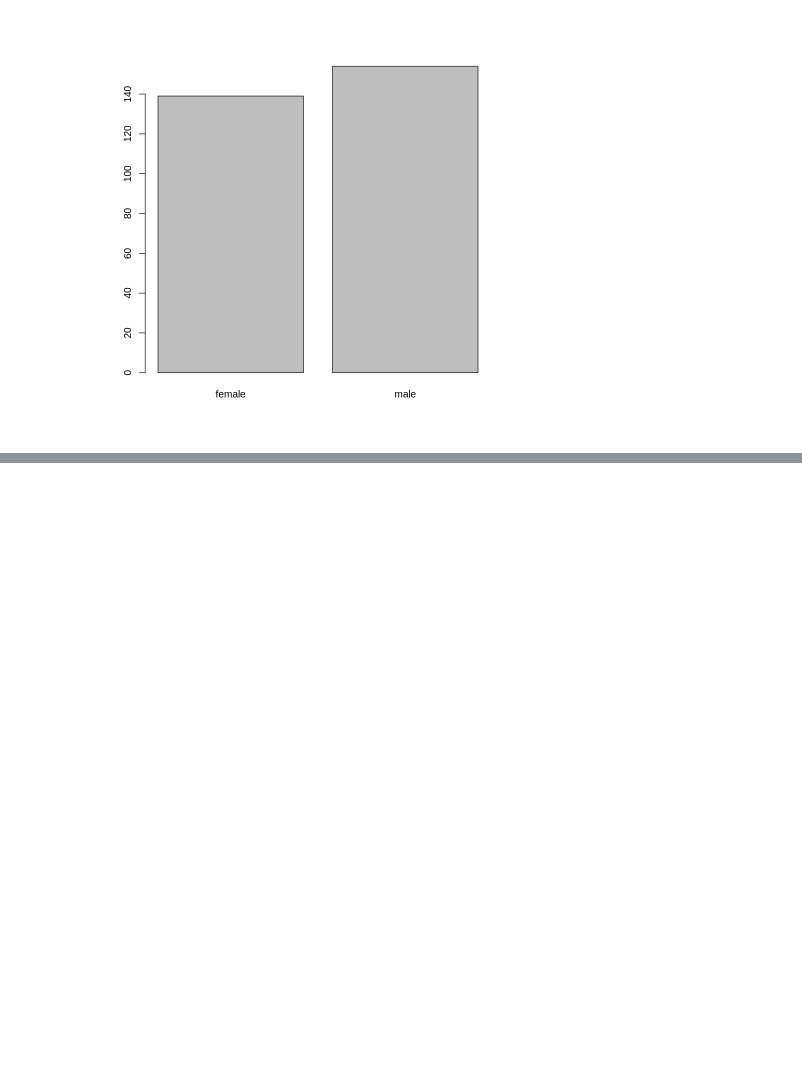
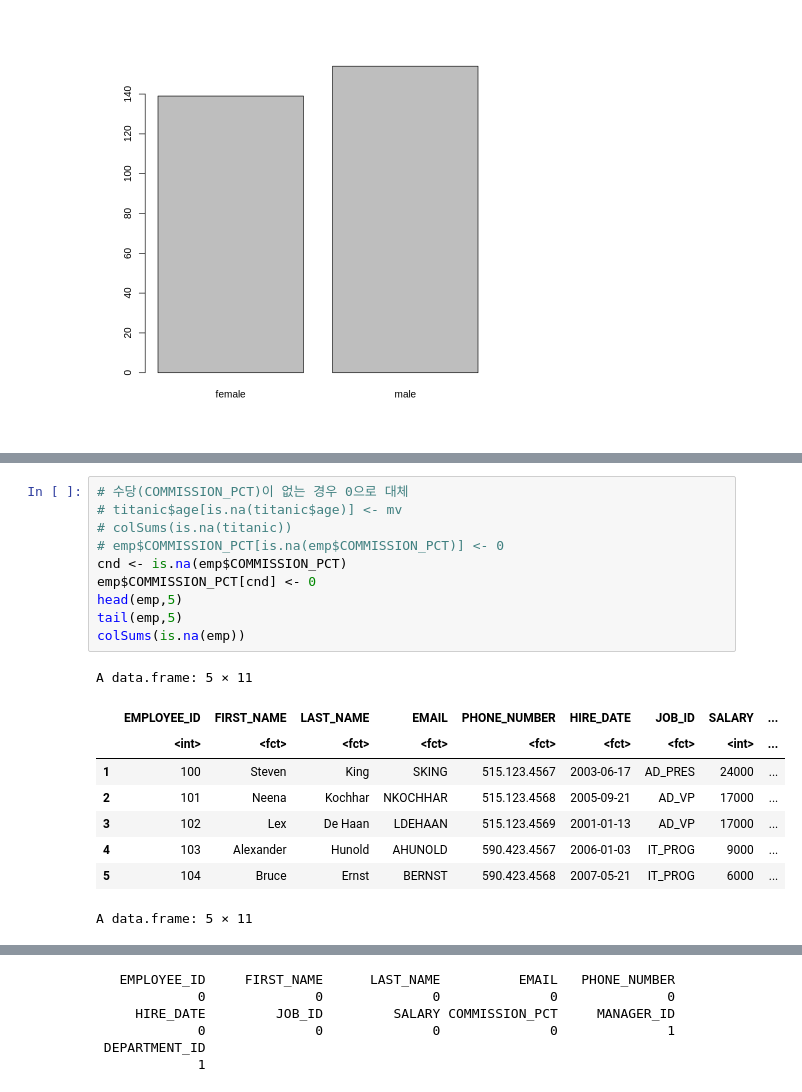
Before and after one commit to gyujin0450/Rstudy, a Jupyter notebook: R201_데이터전처리.ipynb, the cells around one changed output, grey strips where cells are left out. Saved outputs shown, nothing was run; the diff lists cells and outputs as text; blank space fills up the shorter version.

```diff
--- a/R201_데이터전처리.ipynb
+++ b/R201_데이터전처리.ipynb
@@ -201,0 +284,20 @@ barplot(frq_sex)
+# %%
+# 수당(COMMISSION_PCT)이 없는 경우 0으로 대체
+# titanic$age[is.na(titanic$age)] <- mv
+# colSums(is.na(titanic))
+# emp$COMMISSION_PCT[is.na(emp$COMMISSION_PCT)] <- 0
+cnd <- is.na(emp$COMMISSION_PCT)
+emp$COMMISSION_PCT[cnd] <- 0
+head(emp,5)
+tail(emp,5)
+colSums(is.na(emp))
+# %% [output]
+A data.frame: 5 × 11
+|  | EMPLOYEE_ID | FIRST_NAME | LAST_NAME | EMAIL | PHONE_NUMBER | HIRE_DATE | JOB_ID | SALARY | ... |
+|  | <int> | <fct> | <fct> | <fct> | <fct> | <fct> | <fct> | <int> | ... |
+| 1 | 100 | Steven | King | SKING | 515.123.4567 | 2003-06-17 | AD_PRES | 24000 | ... |
+| 2 | 101 | Neena | Kochhar | NKOCHHAR | 515.123.4568 | 2005-09-21 | AD_VP | 17000 | ... |
+| 3 | 102 | Lex | De Haan | LDEHAAN | 515.123.4569 | 2001-01-13 | AD_VP | 17000 | ... |
+| 4 | 103 | Alexander | Hunold | AHUNOLD | 590.423.4567 | 2006-01-03 | IT_PROG | 9000 | ... |
+| 5 | 104 | Bruce | Ernst | BERNST | 590.423.4568 | 2007-05-21 | IT_PROG | 6000 | ... |
+A data.frame: 5 × 11
@@ -201,0 +311,6 @@ barplot(frq_sex)
+   EMPLOYEE_ID     FIRST_NAME      LAST_NAME          EMAIL   PHONE_NUMBER
+             0              0              0              0              0
+     HIRE_DATE         JOB_ID         SALARY COMMISSION_PCT     MANAGER_ID
+             0              0              0              0              1
+ DEPARTMENT_ID
+             1
```
Also changed, not shown: parts of 18 cells of this notebook.
